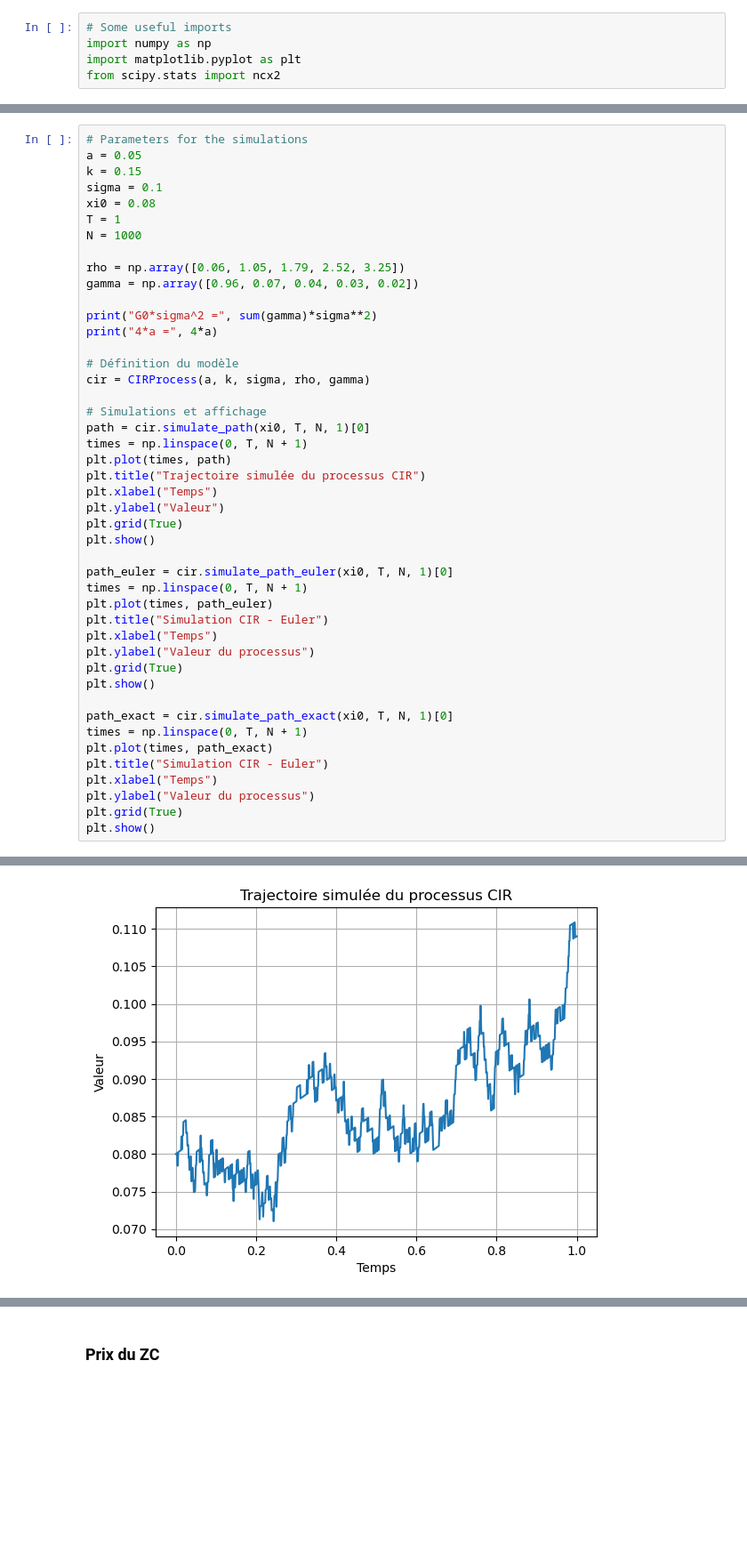
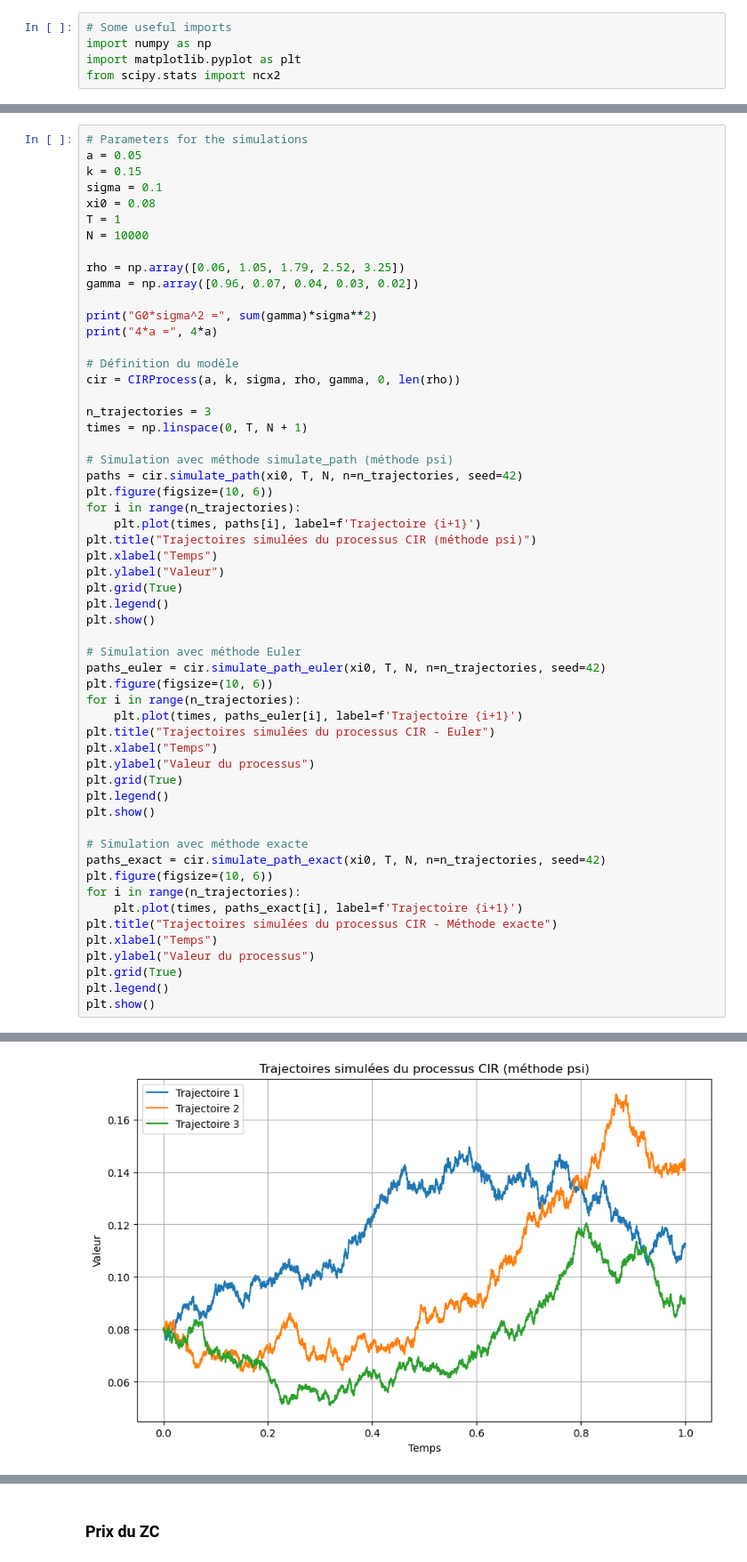
Before and after one commit to maxence2508/stage-cermics, a Jupyter notebook: second-order-schemes-for-multifactor-cir-and-heston-models.ipynb, the cells around one changed output, grey strips where cells are left out. Shown at 89% size. Drawn from its saved outputs; the diff is of its cells as text; blank space fills up the shorter version.

```diff
--- a/second-order-schemes-for-multifactor-cir-and-heston-models.ipynb
+++ b/second-order-schemes-for-multifactor-cir-and-heston-models.ipynb
@@ -192,45 +232,56 @@ k = 0.15
 sigma = 0.1
 xi0 = 0.08
 T = 1
-N = 1000
+N = 10000
 
 rho = np.array([0.06, 1.05, 1.79, 2.52, 3.25])
 gamma = np.array([0.96, 0.07, 0.04, 0.03, 0.02])
 
 print("G0*sigma^2 =", sum(gamma)*sigma**2)
 print("4*a =", 4*a)
 
 # Définition du modèle
-cir = CIRProcess(a, k, sigma, rho, gamma)
+cir = CIRProcess(a, k, sigma, rho, gamma, 0, len(rho))
 
-# Simulations et affichage
-path = cir.simulate_path(xi0, T, N, 1)[0]
+n_trajectories = 3
 times = np.linspace(0, T, N + 1)
-plt.plot(times, path)
-plt.title("Trajectoire simulée du processus CIR")
+
+# Simulation avec méthode simulate_path (méthode psi)
+paths = cir.simulate_path(xi0, T, N, n=n_trajectories, seed=42)
+plt.figure(figsize=(10, 6))
+for i in range(n_trajectories):
+    plt.plot(times, paths[i], label=f'Trajectoire {i+1}')
+plt.title("Trajectoires simulées du processus CIR (méthode psi)")
 plt.xlabel("Temps")
 plt.ylabel("Valeur")
 plt.grid(True)
+plt.legend()
 plt.show()
 
-path_euler = cir.simulate_path_euler(xi0, T, N, 1)[0]
-times = np.linspace(0, T, N + 1)
-plt.plot(times, path_euler)
-plt.title("Simulation CIR - Euler")
+# Simulation avec méthode Euler
+paths_euler = cir.simulate_path_euler(xi0, T, N, n=n_trajectories, seed=42)
+plt.figure(figsize=(10, 6))
+for i in range(n_trajectories):
+    plt.plot(times, paths_euler[i], label=f'Trajectoire {i+1}')
+plt.title("Trajectoires simulées du processus CIR - Euler")
 plt.xlabel("Temps")
 plt.ylabel("Valeur du processus")
 plt.grid(True)
+plt.legend()
 plt.show()
 
-path_exact = cir.simulate_path_exact(xi0, T, N, 1)[0]
-times = np.linspace(0, T, N + 1)
-plt.plot(times, path_exact)
-plt.title("Simulation CIR - Euler")
+# Simulation avec méthode exacte
+paths_exact = cir.simulate_path_exact(xi0, T, N, n=n_trajectories, seed=42)
+plt.figure(figsize=(10, 6))
+for i in range(n_trajectories):
+    plt.plot(times, paths_exact[i], label=f'Trajectoire {i+1}')
+plt.title("Trajectoires simulées du processus CIR - Méthode exacte")
 plt.xlabel("Temps")
 plt.ylabel("Valeur du processus")
 plt.grid(True)
+plt.legend()
 plt.show()
 # %% [output]
 G0*sigma^2 = 0.011200000000000003
 4*a = 0.2
-[figure, old version]
+[figure, new version]
```
Also changed, not shown: parts of 8 cells of this notebook, 2 other files.
